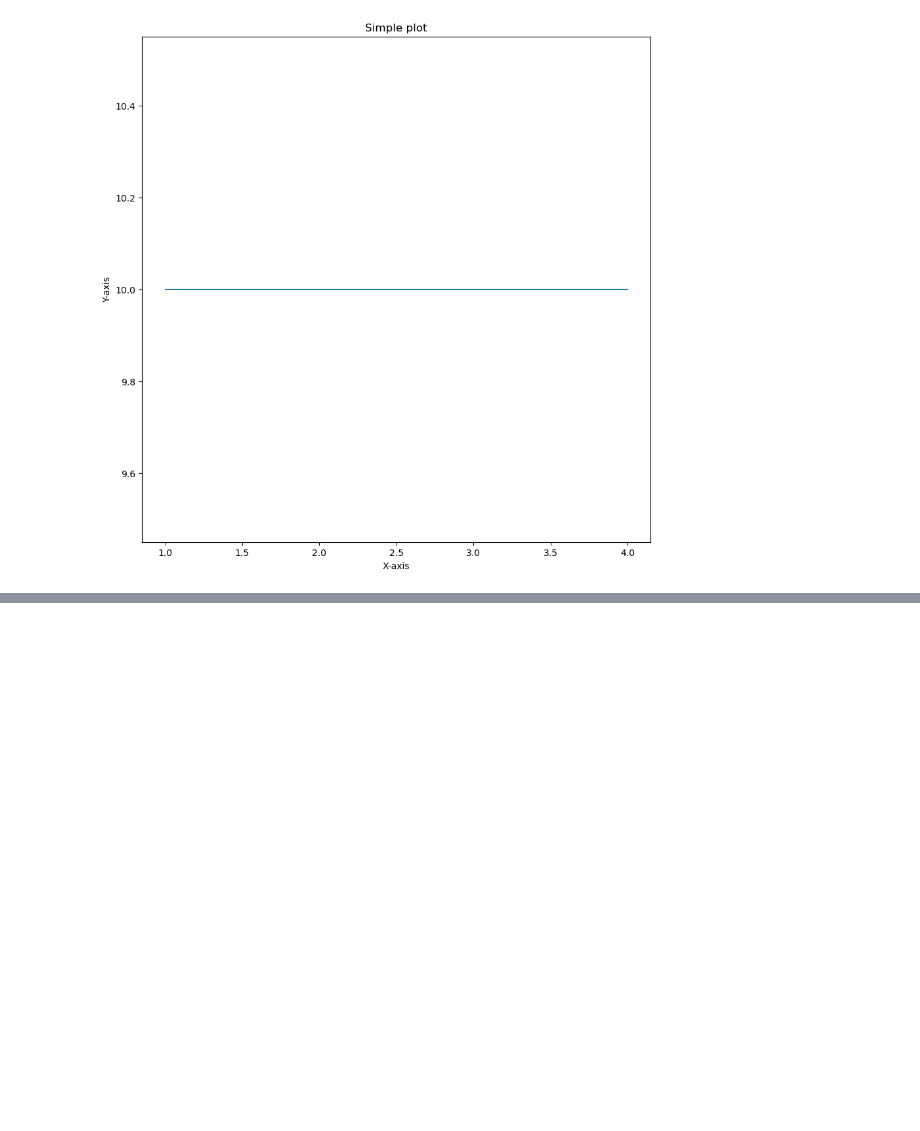
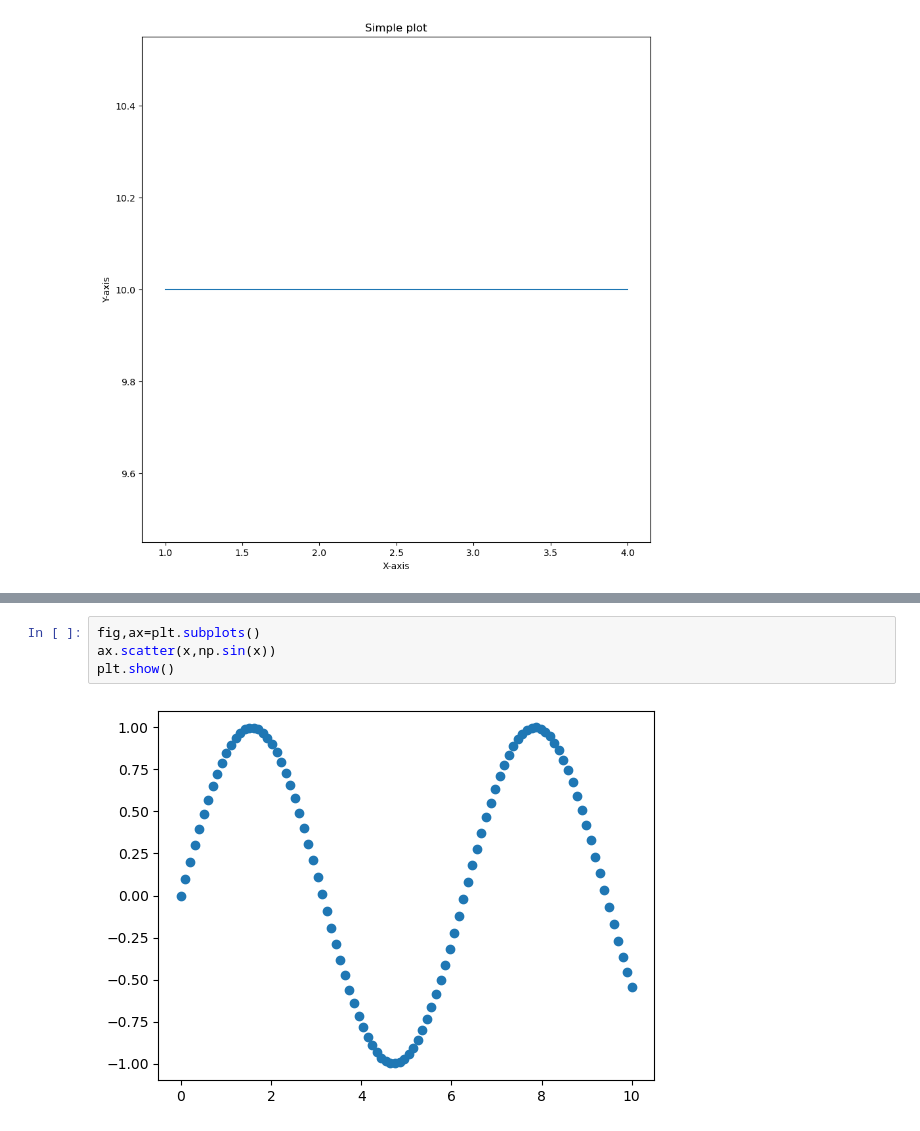
Before and after one commit to bhagya777/NumpyPandas, a Jupyter notebook: Matplotlib.ipynb, the cells around one changed output, grey strips where cells are left out. Saved outputs shown, nothing was run; the diff lists cells and outputs as text; blank space fills up the shorter version.

```diff
--- a/Matplotlib.ipynb
+++ b/Matplotlib.ipynb
@@ -99,0 +143,6 @@ plt.show()
+# %%
+fig,ax=plt.subplots()
+ax.scatter(x,np.sin(x))
+plt.show()
+# %% [output]
+[figure, added]
```
Also changed, not shown: parts of 8 cells of this notebook.
